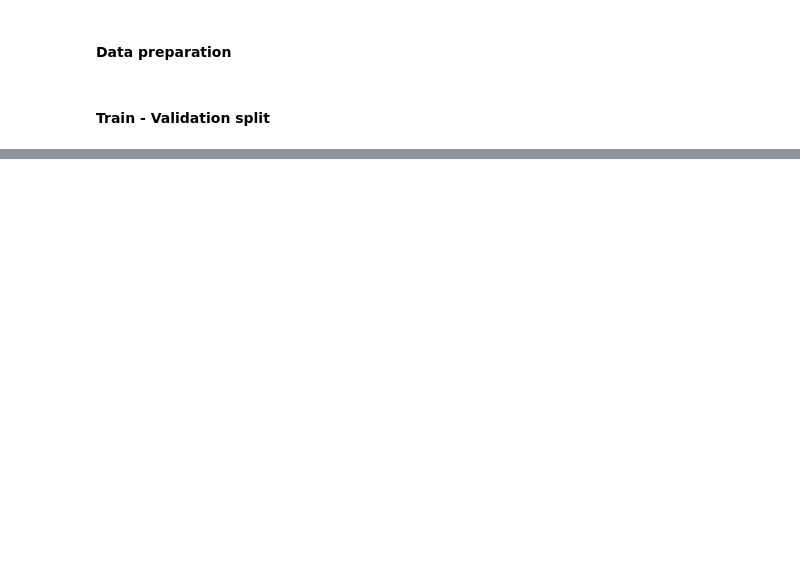
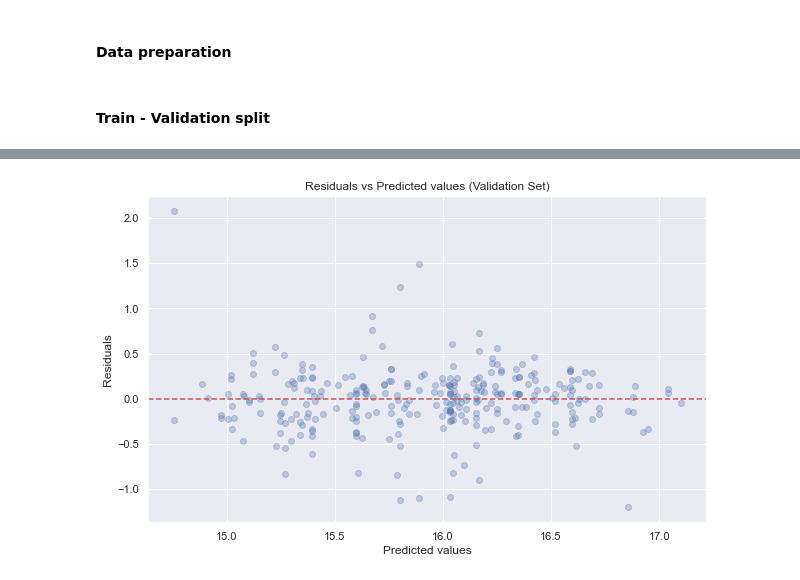
Before and after one commit to Seyone68/Laptop-Price-Analysis, a Jupyter notebook: Laptop_EDA_1.ipynb, the cells around one changed output, grey strips where cells are left out. Cells and saved outputs as stored; diff of their text form; code cells hidden in the pictures; blank space fills up the shorter version.

```diff
--- a/Laptop_EDA_1.ipynb
+++ b/Laptop_EDA_1.ipynb
@@ -1167,0 +1415,15 @@ x_train, x_val, y_train, y_val = train_test_split(x_train, y_train, test_size =
+# %%
+# Plotting the residuals
+def plot_residuals(y_true, y_pred, dataset_name):
+    residuals = y_true - y_pred
+    plt.figure(figsize=(10,6))
+    plt.scatter(y_pred, residuals, alpha=0.3)
+    plt.axhline(y=0, color='r', linestyle='--')
+    plt.xlabel('Predicted values')
+    plt.ylabel('Residuals')
+    plt.title(f'Residuals vs Predicted values ({dataset_name})')
+# %%
+# Residual plot for validation set
+plot_residuals(y_val, tuned_y_val_pred, 'Validation Set')
+# %% [output]
+[figure, added]
```
Also changed, not shown: parts of 28 cells of this notebook.
